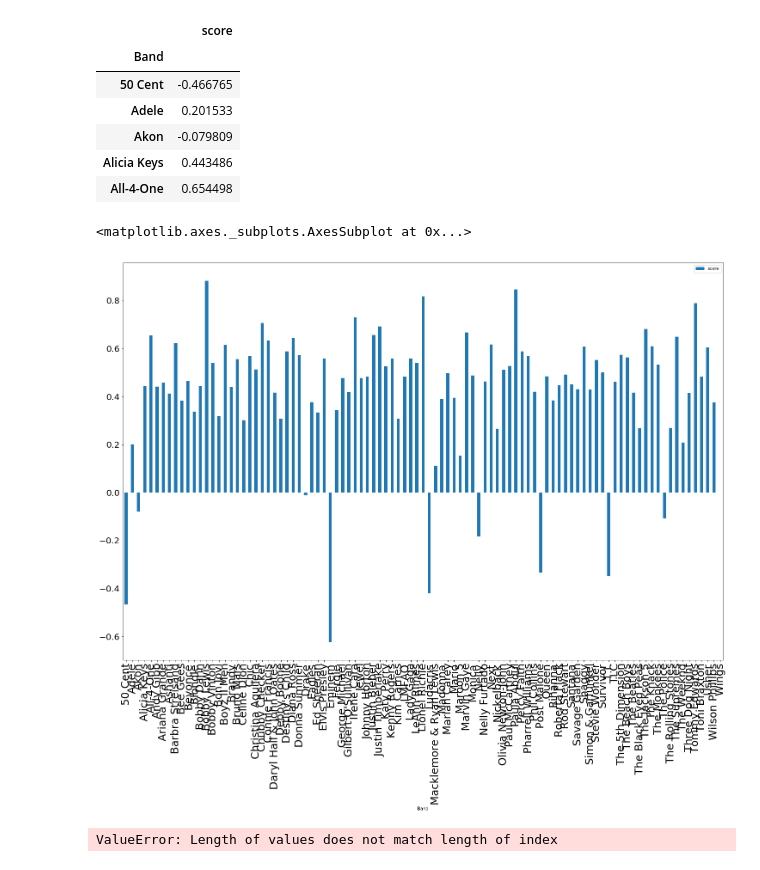
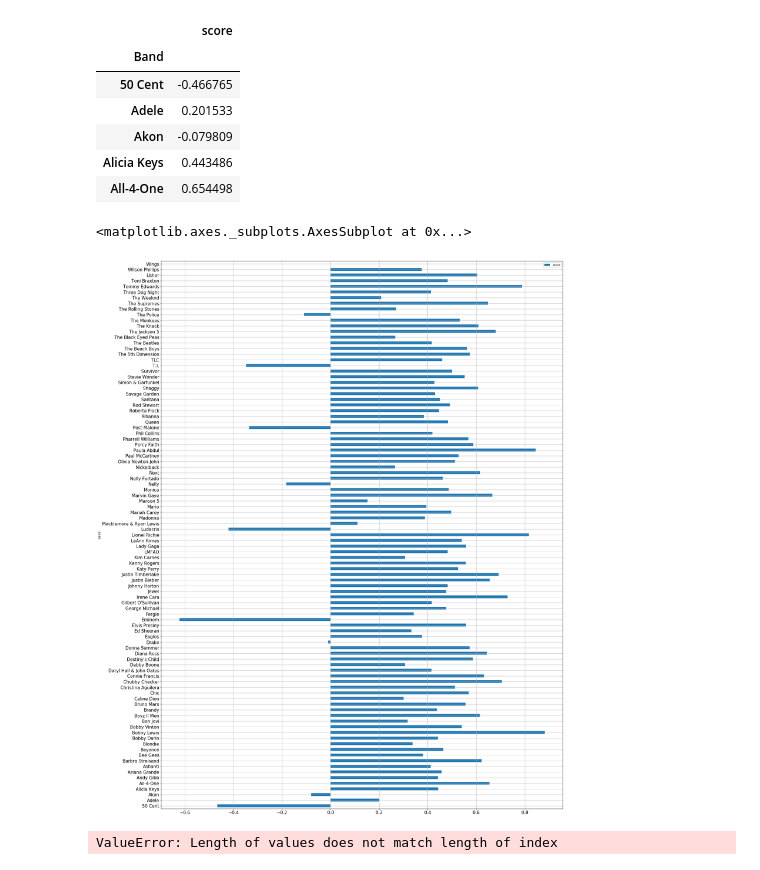
Before and after one commit to kachiem/COGS108_final, a Jupyter notebook: FinalProject.ipynb, the cells around one changed output. Drawn from its saved outputs; the diff is of its cells as text; code cells hidden in the pictures.

Commit message:
edited sentiment score overall plot

```diff
--- a/FinalProject.ipynb
+++ b/FinalProject.ipynb
@@ -475,12 +475,12 @@ sentimentScores2.head()
 | All-4-One | 0.654498 |
 # %%
 %matplotlib inline
-plt.rc('xtick',labelsize=25)
-plt.rc('ytick',labelsize=20)
-sentimentScores2.plot.bar(figsize=(25,17))
+# plt.rc('xtick',labelsize=30)
+# plt.rc('ytick',labelsize=40)
+sentimentScores2.plot(kind="barh", figsize=(25,35), grid=True, fontsize=15)
 # %% [output]
 <matplotlib.axes._subplots.AxesSubplot at 0x...>
-[figure, old version]
+[figure, new version]
 # %%
 df2 = finalLyrics2.loc[:,['Band','Lyrics']].groupby(['Band']).aggregate(concat_)
 
```
Also changed, not shown: parts of 7 cells of this notebook.
